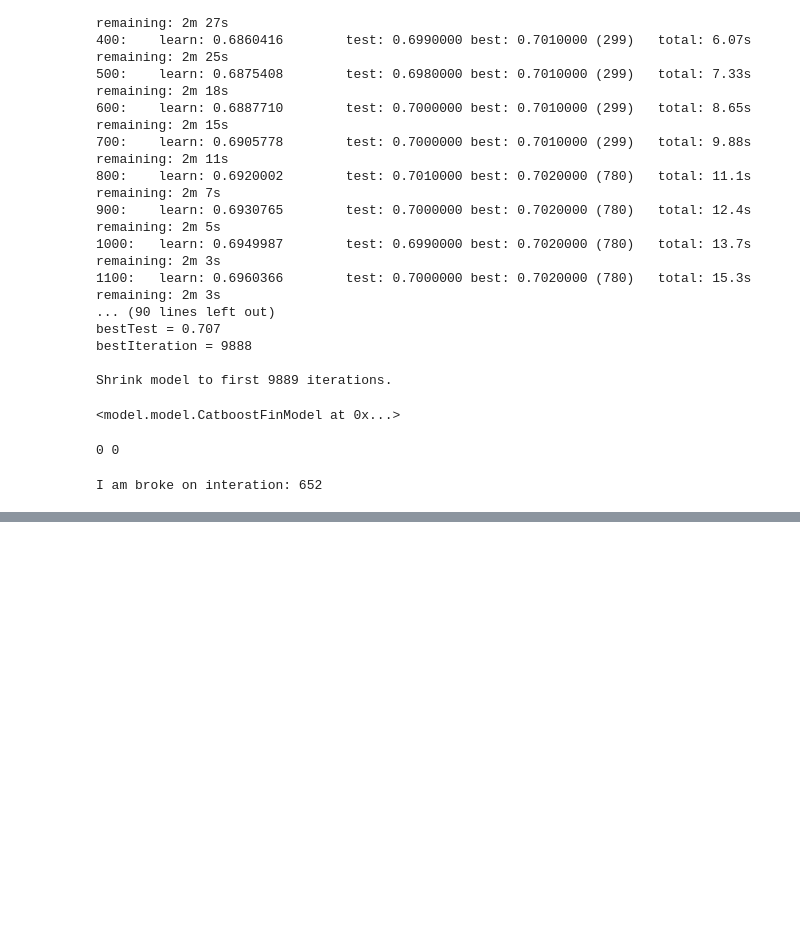
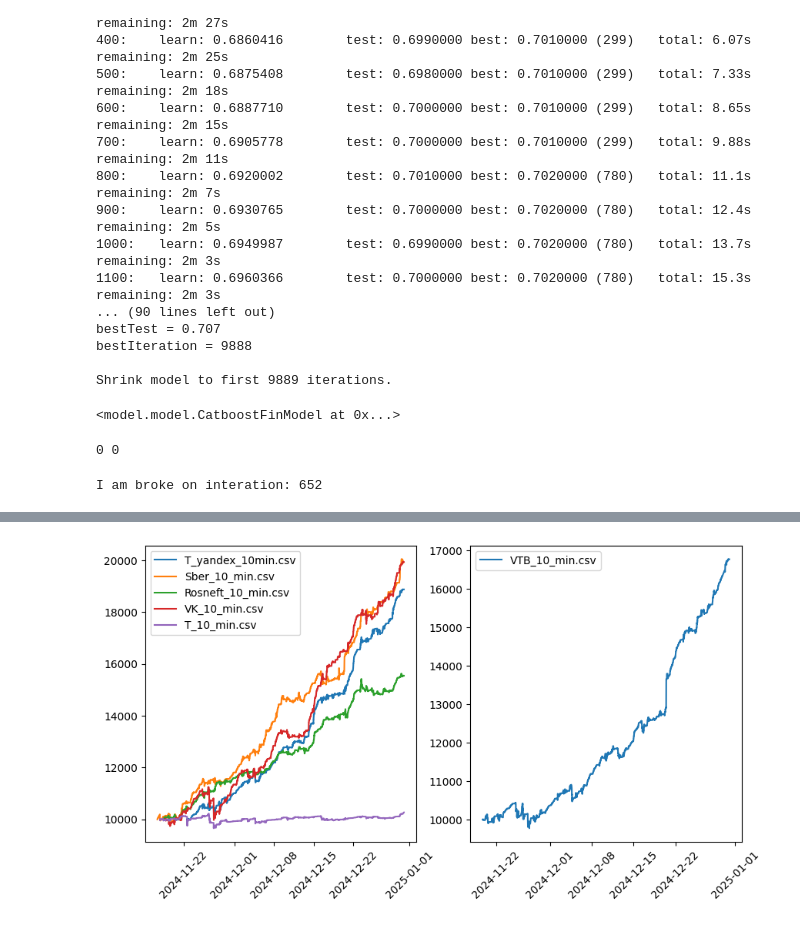
Before and after one commit to Invest-Predict/prices-predictions, a Jupyter notebook: examples/my_bottle_2/sm.ipynb, the cells around one changed output, grey strips where cells are left out. Saved outputs shown, nothing was run; the diff lists cells and outputs as text; code cells hidden in the pictures; blank space fills up the shorter version.

Commit message:
small changes in test_trading

```diff
--- a/examples/my_bottle_2/sm.ipynb
+++ b/examples/my_bottle_2/sm.ipynb
@@ -256 +257,3 @@ My budget before 10000 and after trading 5327.5
 Mommy, are you prod of me?
+# %%
+intraday = dict()
@@ -256,0 +362,23 @@ Mommy, are you prod of me?
+# %%
+fig, ax = plt.subplots(nrows=1, ncols=2, figsize=(10, 5))
+
+for i in range(6):
+    stock = trading[i]
+    history = dicts[i]
+    history = history[history["datetime"] > "2024-07-01"]
+    if stock[:3] == 'VTB':
+        ax[1].plot(history['datetime'], history['budget'], label=stock)
+        # ax[1].set_xtickslabels(rotation = 45)
+        # ax[1].xticks
+    else:
+        ax[0].plot(history['datetime'], history['budget'], label=stock)
+        # ax[0].set_xtickslabels(rotation = 45)
+# ax[0].set_xticks(history['datetime'][::100], rotation=45)
+# ax[0].set_xticks(history[::100])
+ax[0].set_xticklabels(ax[0].get_xticklabels(),  rotation=45)
+ax[1].set_xticklabels(ax[1].get_xticklabels(),  rotation=45)
+ax[0].legend()
+ax[1].legend()
+plt.show()
+# %% [output]
+[figure, added]
```
Also changed, not shown: parts of 7 cells of this notebook, 10 other files.
